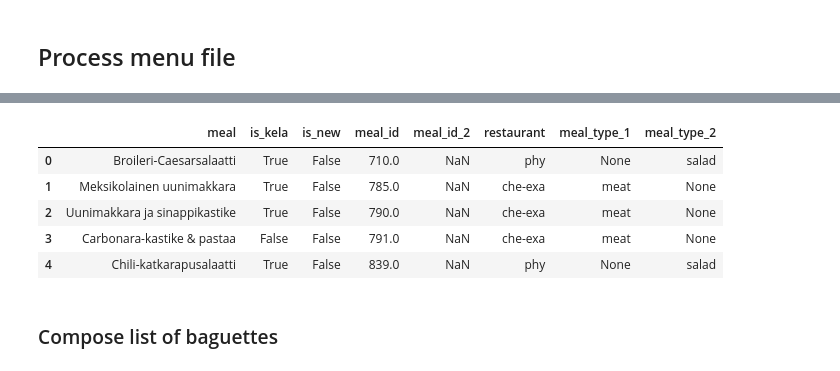
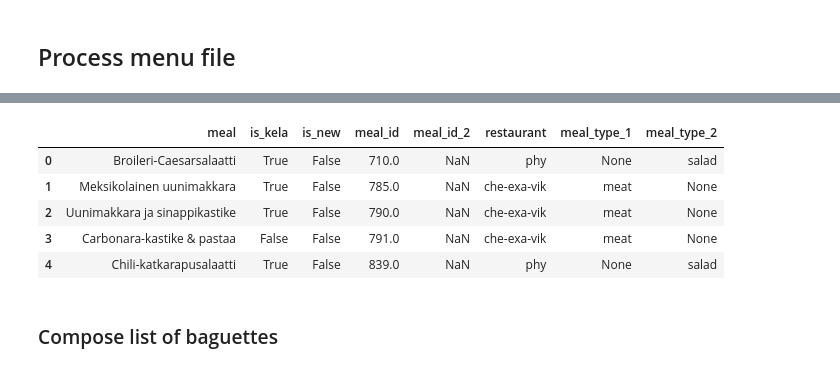
Before and after one commit to Food-Waste-Optimization/Food-Waste-Optimization, a Jupyter notebook: notebooks/phase_4/1_extract_dims/dim_meals.ipynb, the cells around one changed output, grey strips where cells are left out. Drawn from its saved outputs; the diff is of its cells as text; code cells hidden in the pictures.

```diff
--- a/notebooks/phase_4/1_extract_dims/dim_meals.ipynb
+++ b/notebooks/phase_4/1_extract_dims/dim_meals.ipynb
@@ -278,39 +278,39 @@ menus['restaurant'] = None
 
 meal_type_che_exac = ['fish', 'meat', 'today’s special', 'vegan-kpl', 'vegan-miscellaneous']
 indices = menus[menus['meal_type'].isin(meal_type_che_exac)].index
-menus.loc[indices, 'restaurant'] = 'che-exa'
+menus.loc[indices, 'restaurant'] = 'che-exa-vik'
 
 meal_type_phy = 'salad'
 indices = menus[menus['meal_type'] == meal_type_phy].index
 menus.loc[indices, 'restaurant'] = 'phy'
 
 
 def _extract_meal_type(s: str):
     meal_type_1, meal_type_2 = None, None
 
     match s:
         case 'meat' | 'fish':
             meal_type_1 = s
         case _:
             meal_type_2 = s
 
     return pd.Series({'meal_type_1': meal_type_1, 'meal_type_2': meal_type_2})
 
 tmp = menus['meal_type'].str.strip().apply(_extract_meal_type)
 menus['meal_type_1'] = tmp['meal_type_1'].copy()
 menus['meal_type_2'] = tmp['meal_type_2'].copy()
 
 
 menus.drop(columns=['week', 'weekday', 'tag', 'meal_id', 'meal_type'], inplace=True)
 menus.rename(columns={'meal_id_1': 'meal_id'}, inplace=True)
 
 menus.head()
 # %% [output]
 |  | meal | is_kela | is_new | meal_id | meal_id_2 | restaurant | meal_type_1 | meal_type_2 |
 | 0 | Broileri-Caesarsalaatti | True | False | 710.0 | NaN | phy | None | salad |
-| 1 | Meksikolainen uunimakkara | True | False | 785.0 | NaN | che-exa | meat | None |
-| 2 | Uunimakkara ja sinappikastike | True | False | 790.0 | NaN | che-exa | meat | None |
-| 3 | Carbonara-kastike & pastaa | False | False | 791.0 | NaN | che-exa | meat | None |
+| 1 | Meksikolainen uunimakkara | True | False | 785.0 | NaN | che-exa-vik | meat | None |
+| 2 | Uunimakkara ja sinappikastike | True | False | 790.0 | NaN | che-exa-vik | meat | None |
+| 3 | Carbonara-kastike & pastaa | False | False | 791.0 | NaN | che-exa-vik | meat | None |
 | 4 | Chili-katkarapusalaatti | True | False | 839.0 | NaN | phy | None | salad |
 # %% [markdown]
 ### Compose list of baguettes
```
Also changed, not shown: parts of 13 cells of this notebook, 5 other files.
